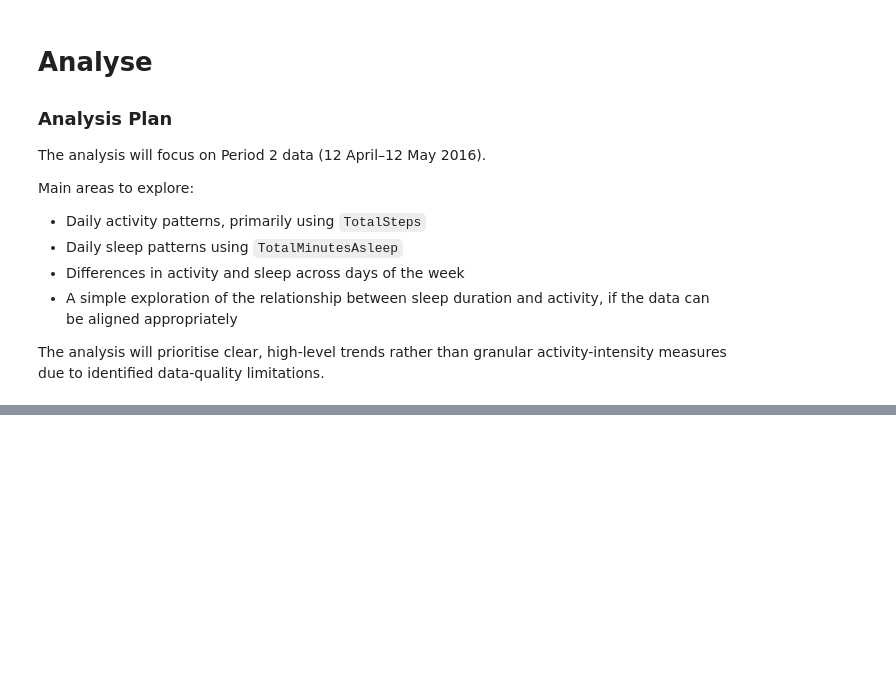
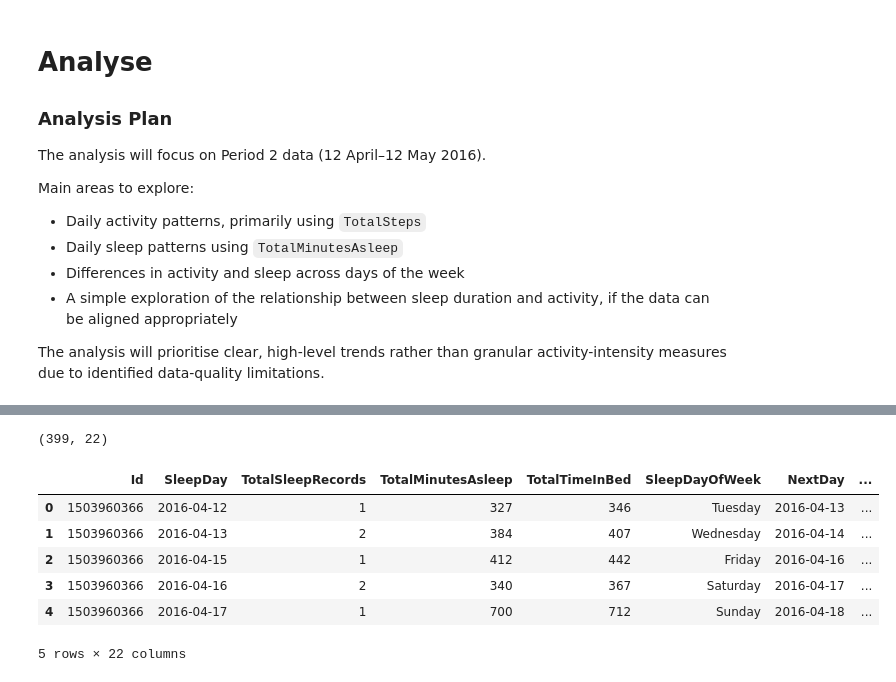
Before and after one commit to elliotwrightdata/bellabeat_case_study, a Jupyter notebook: noteboooks/bellabeat_analysis.ipynb, the cells around one changed output, grey strips where cells are left out. Drawn from its saved outputs; the diff is of its cells as text; code cells hidden in the pictures; blank space fills up the shorter version.

Commit message:
Complete Tuesday Analysis

```diff
--- a/noteboooks/bellabeat_analysis.ipynb
+++ b/noteboooks/bellabeat_analysis.ipynb
@@ -631,0 +893,14 @@ The analysis will prioritise clear, high-level trends rather than granular activ
+# %%
+sleep_activity.shape
+# %% [output]
+(399, 22)
+# %%
+sleep_activity.head()
+# %% [output]
+|  | Id | SleepDay | TotalSleepRecords | TotalMinutesAsleep | TotalTimeInBed | SleepDayOfWeek | NextDay | ... |
+| 0 | 1503960366 | 2016-04-12 | 1 | 327 | 346 | Tuesday | 2016-04-13 | ... |
+| 1 | 1503960366 | 2016-04-13 | 2 | 384 | 407 | Wednesday | 2016-04-14 | ... |
+| 2 | 1503960366 | 2016-04-15 | 1 | 412 | 442 | Friday | 2016-04-16 | ... |
+| 3 | 1503960366 | 2016-04-16 | 2 | 340 | 367 | Saturday | 2016-04-17 | ... |
+| 4 | 1503960366 | 2016-04-17 | 1 | 700 | 712 | Sunday | 2016-04-18 | ... |
+5 rows × 22 columns
```
Also changed, not shown: parts of 38 cells of this notebook.
